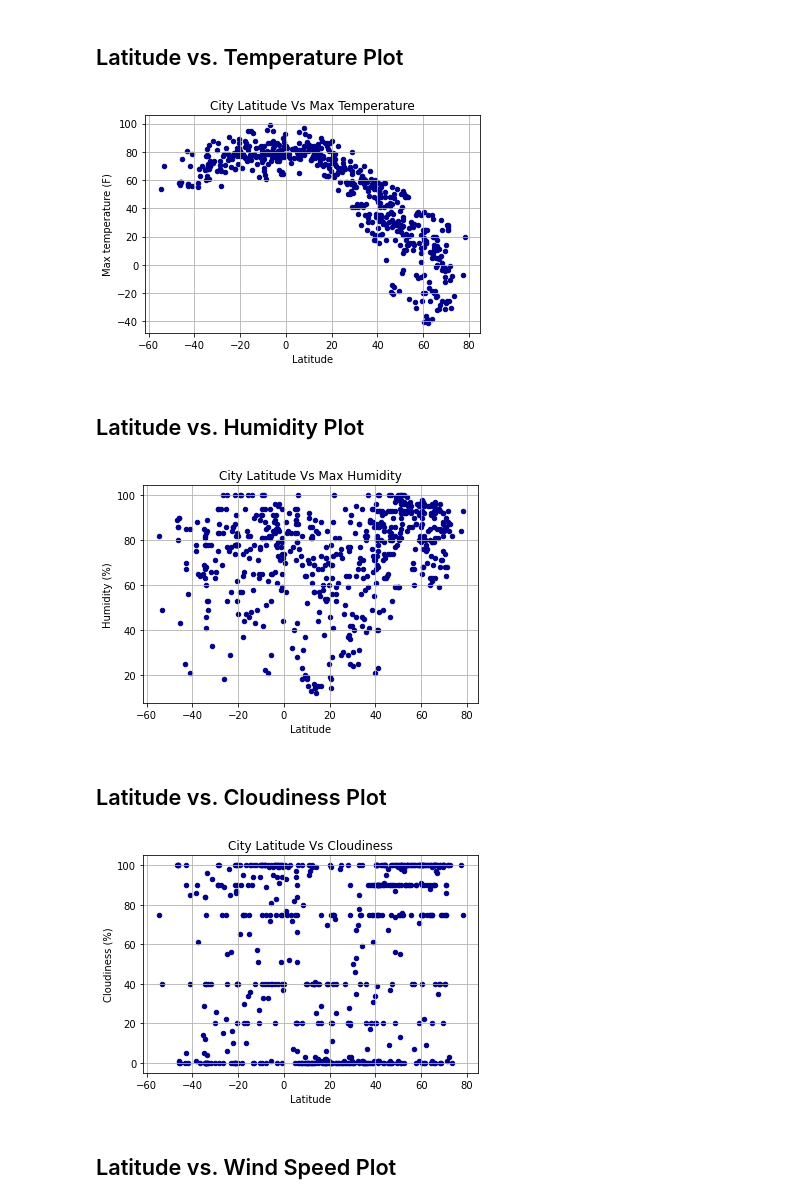
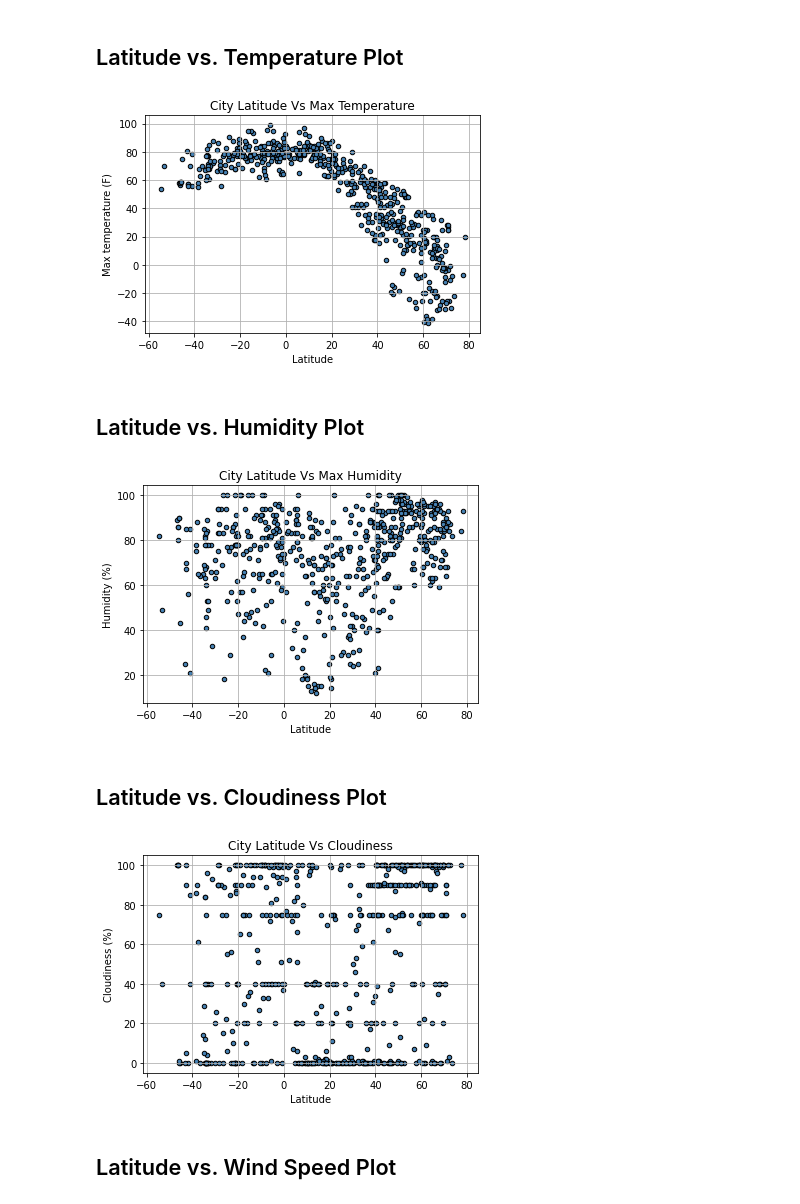
Before and after one commit to ShaeStringerJones/Python-API-Challenge, a Jupyter notebook: WeatherPy/WeatherPy.ipynb, the cells around one changed output. Saved outputs shown, nothing was run; the diff lists cells and outputs as text; code cells hidden in the pictures.

```diff
--- a/WeatherPy/WeatherPy.ipynb
+++ b/WeatherPy/WeatherPy.ipynb
@@ -202,36 +198,36 @@ Int64Index([], dtype='int64')
 # %% [markdown]
 ## Latitude vs. Temperature Plot
 # %%
-weather_data_df.plot(kind='scatter', x='Lat', y='Max Temp', c='DarkBlue')
+weather_data_df.plot(kind='scatter', x='Lat', y='Max Temp', c='SteelBlue', edgecolor = "black")
 plt.title('City Latitude Vs Max Temperature')
 plt.xlabel('Latitude')
 plt.ylabel('Max temperature (F)')
 plt.grid()
 plt.savefig("../WeatherPy/LatitudeVsTemperature.png")
 # %% [output]
-[figure, old version]
+[figure, new version]
 # %% [markdown]
 ## Latitude vs. Humidity Plot
 # %%
-weather_data_df.plot(kind='scatter',x='Lat',y='Humidity', c='DarkBlue')
+weather_data_df.plot(kind='scatter',x='Lat',y='Humidity', c='SteelBlue', edgecolor = "black")
 plt.title('City Latitude Vs Max Humidity')
 plt.xlabel('Latitude')
 plt.ylabel('Humidity (%)')
 plt.grid()
 plt.savefig("../WeatherPy/LatitudeVsHumidity.png")
 # %% [output]
-[figure, old version]
+[figure, new version]
 # %% [markdown]
 ## Latitude vs. Cloudiness Plot
 # %%
-weather_data_df.plot(kind='scatter',x='Lat',y='Cloudiness', c='DarkBlue')
+weather_data_df.plot(kind='scatter',x='Lat',y='Cloudiness', c='SteelBlue', edgecolor = "black")
 plt.title('City Latitude Vs Cloudiness')
 plt.xlabel('Latitude')
 plt.ylabel('Cloudiness (%)')
 plt.grid()
 plt.savefig("../WeatherPy/LatitudeVsCloudiness.png")
 # %% [output]
-[figure, old version]
+[figure, new version]
 # %% [markdown]
 ## Latitude vs. Wind Speed Plot
 # %%
```
Also changed, not shown: parts of 2 cells of this notebook, 7 other files.
